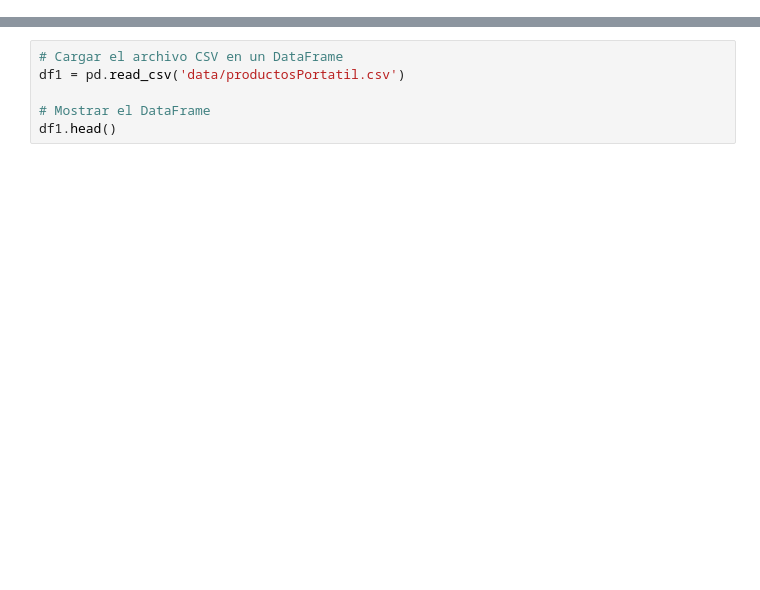
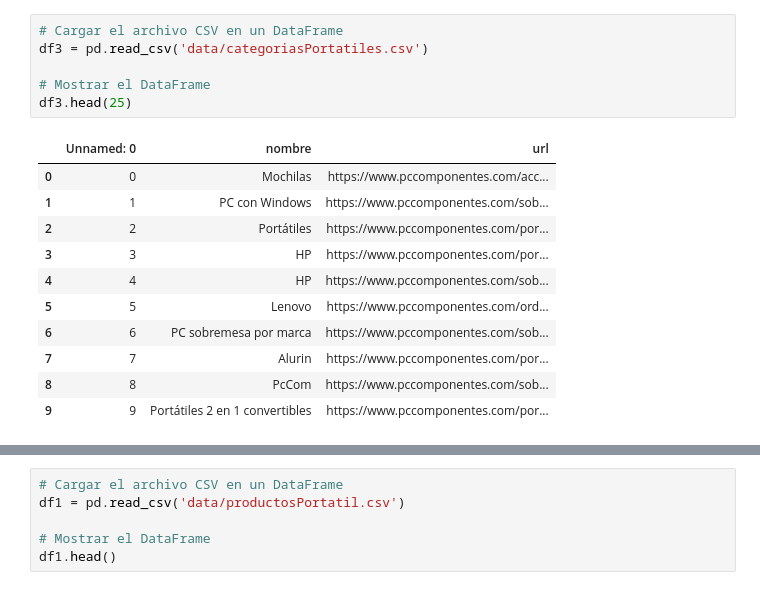
Before and after one commit to ismaelz001/Proyecto-Final-Bootcamp, a Jupyter notebook: prueba.ipynb, the cells around one changed output, grey strips where cells are left out. Cells and saved outputs as stored; diff of their text form; blank space fills up the shorter version.

```diff
--- a/prueba.ipynb
+++ b/prueba.ipynb
@@ -1 +21,19 @@
+# %%
+# Cargar el archivo CSV en un DataFrame
+df3 = pd.read_csv('data/categoriasPortatiles.csv')
+
+# Mostrar el DataFrame
+df3.head(25)
+# %% [output]
+|  | Unnamed: 0 | nombre | url |
+| 0 | 0 | Mochilas | https://www.pccomponentes.com/acc... |
+| 1 | 1 | PC con Windows | https://www.pccomponentes.com/sob... |
+| 2 | 2 | Portátiles | https://www.pccomponentes.com/por... |
+| 3 | 3 | HP | https://www.pccomponentes.com/por... |
+| 4 | 4 | HP | https://www.pccomponentes.com/sob... |
+| 5 | 5 | Lenovo | https://www.pccomponentes.com/ord... |
+| 6 | 6 | PC sobremesa por marca | https://www.pccomponentes.com/sob... |
+| 7 | 7 | Alurin | https://www.pccomponentes.com/por... |
+| 8 | 8 | PcCom | https://www.pccomponentes.com/sob... |
+| 9 | 9 | Portátiles 2 en 1 convertibles | https://www.pccomponentes.com/por... |
 # %%
```
Also changed, not shown: parts of 9 cells of this notebook, 10 other files.
